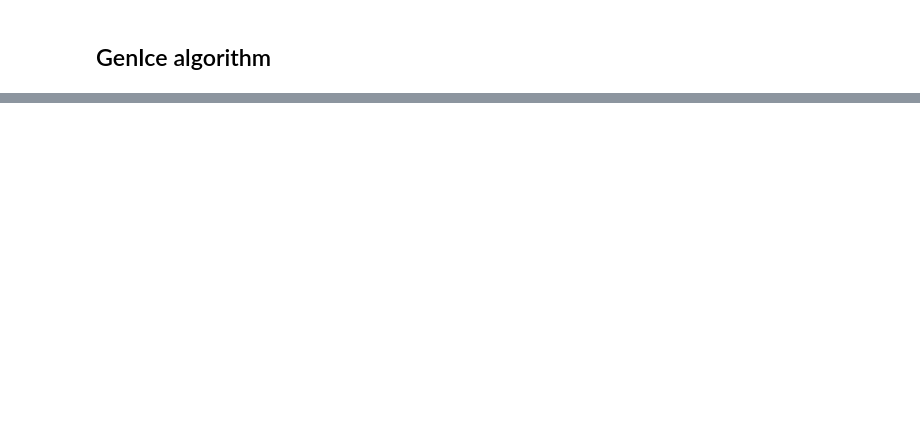
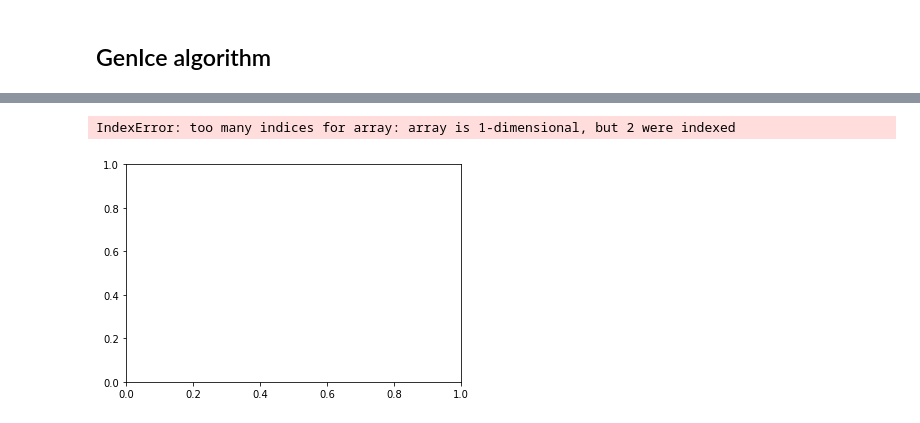
Before and after one commit to vitroid/TileCycles, a Jupyter notebook: TileCycles.ipynb, the cells around one changed output, grey strips where cells are left out. Cells and saved outputs as stored; diff of their text form; code cells hidden in the pictures; blank space fills up the shorter version.

```diff
--- a/TileCycles.ipynb
+++ b/TileCycles.ipynb
@@ -388,7 +221,7 @@ fig1.savefig("map.pdf", bbox='tight')
 # %%
 # C++ implementation
 
-import tilecycles_c as tc
+import tilecycles_c as ctc
 import numpy as np
 
 lattice = Lattice("1c")
@@ -410,7 +243,7 @@ for NN in range(4, 100):
     while delta < maxAccum and Nrep < maxRepeat:
         now = time.time()
         dd = nx.DiGraph()
-        for cycle in tc.tile(pairs, Nnode, seed):
+        for cycle in ctc.tile(pairs, Nnode, seed):
             nx.add_cycle(dd, cycle)
         delta += time.time() - now
         Nrep += 1
@@ -729,0 +524,27 @@ print(net)
+# %%
+from matplotlib import pyplot as plt
+
+
+time_buch_icerule = np.array(time_buch_icerule)
+time_genice_icerule = np.array(time_genice_icerule)
+time_rahman_icerule = np.array(time_rahman_icerule)
+
+
+fig1, ax = plt.subplots()
+
+# ax.set_aspect('square') #, adjustable='box')
+
+plt.plot(time_rahman_icerule[:, 0], time_rahman_icerule[:, 1], label="Rahman")
+plt.plot(time_buch_icerule[:, 0], time_buch_icerule[:, 1], label="Buch")
+plt.plot(time_genice_icerule[:, 0], time_genice_icerule[:, 1], label="This work")
+plt.xlim(0, 130000)
+plt.legend()
+plt.xlabel("Number of molecules")
+plt.ylabel("Time / s")
+plt.ylim(0, 100)
+plt.show()
+
+# fig1.savefig("benchmark.pdf")
+# %% [output]
+IndexError: too many indices for array: array is 1-dimensional, but 2 were indexed
+[figure, added]
```
Also changed, not shown: parts of 31 cells of this notebook, 9 other files.
